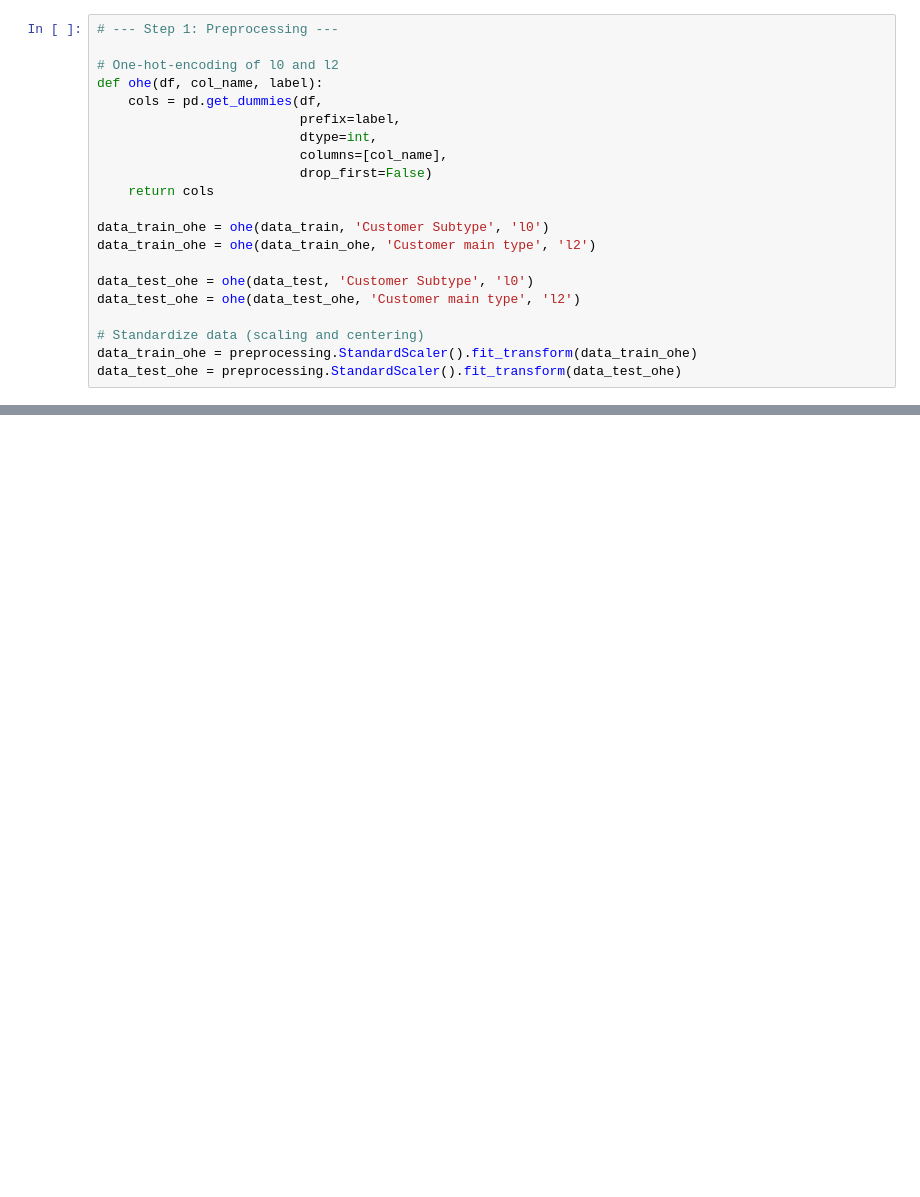
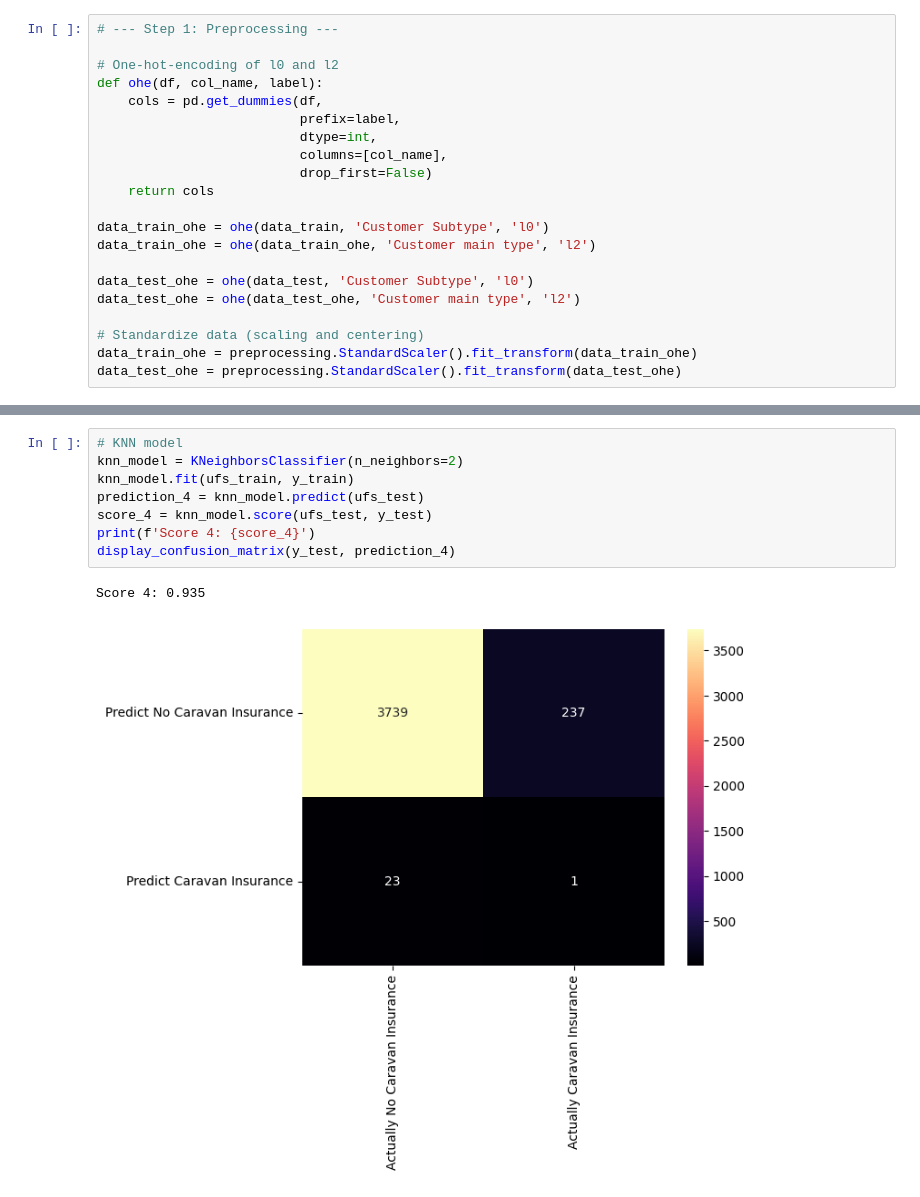
Before and after one commit to KSandfort/data_mining_course, a Jupyter notebook: lab3/lab3.ipynb, the cells around one changed output, grey strips where cells are left out. Saved outputs shown, nothing was run; the diff lists cells and outputs as text; blank space fills up the shorter version.

```diff
--- a/lab3/lab3.ipynb
+++ b/lab3/lab3.ipynb
@@ -144,0 +136,11 @@ print(clf.score(ufs_test, y_test))
+# %%
+# KNN model
+knn_model = KNeighborsClassifier(n_neighbors=2)
+knn_model.fit(ufs_train, y_train)
+prediction_4 = knn_model.predict(ufs_test)
+score_4 = knn_model.score(ufs_test, y_test)
+print(f'Score 4: {score_4}')
+display_confusion_matrix(y_test, prediction_4)
+# %% [output]
+Score 4: 0.935
+[figure, added]
```
Also changed, not shown: parts of 6 cells of this notebook.
